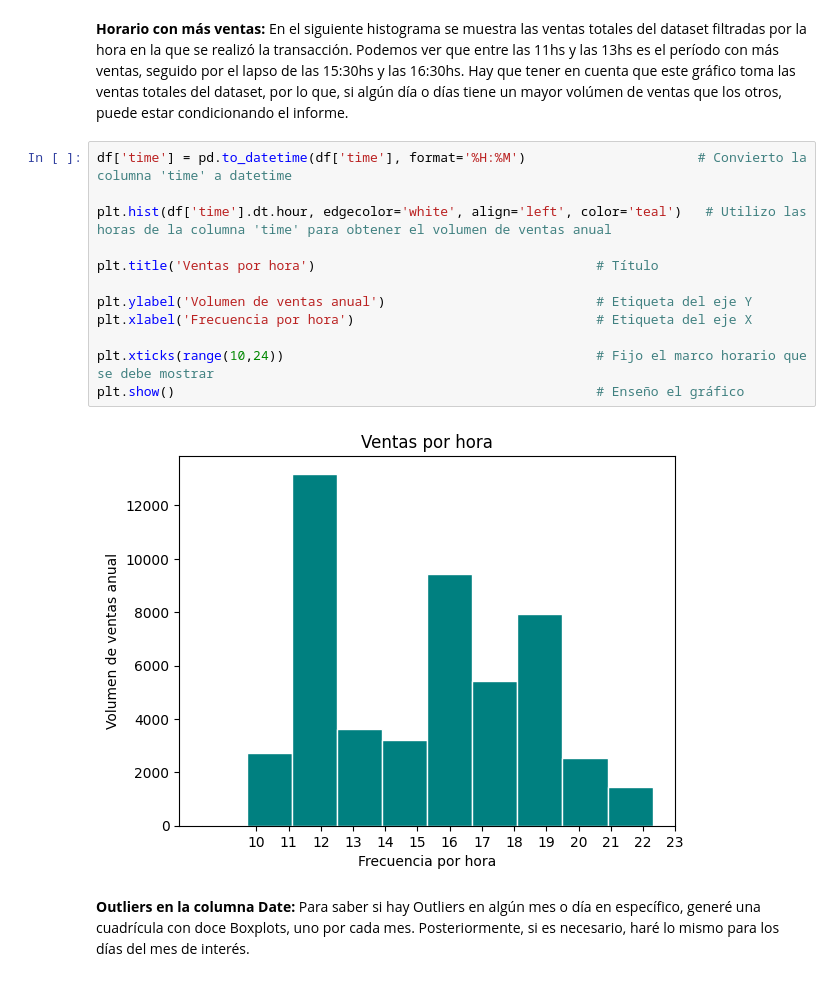
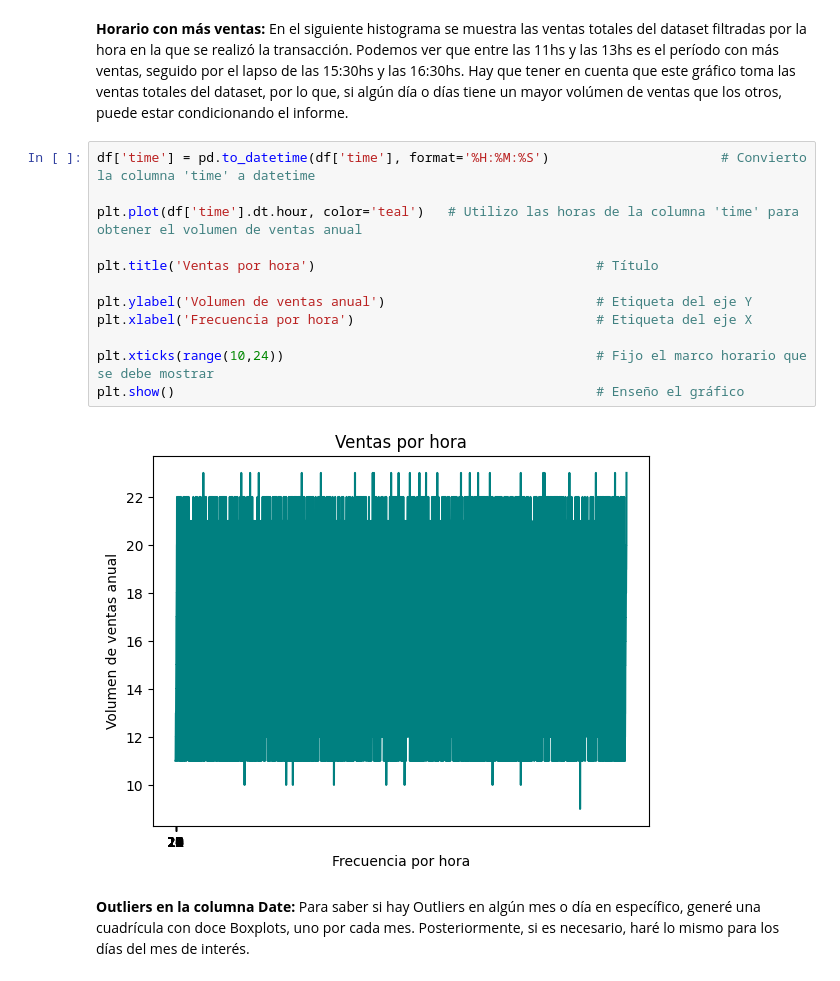
Before and after one commit to DJChincuini/PizzaParty__DataAnalytics-and-IA, a Jupyter notebook: Informe EDA.ipynb, the cells around one changed output. Cells and saved outputs as stored; diff of their text form.

```diff
--- a/Informe EDA.ipynb
+++ b/Informe EDA.ipynb
@@ -65,19 +65,19 @@ duplicados
 **Horario con más ventas:** En el siguiente histograma se muestra las ventas totales del dataset filtradas por la hora en la que se realizó la transacción. Podemos ver que entre las 11hs y las 13hs es el período con más ventas, seguido por el lapso de las 15:30hs y las 16:30hs.
 Hay que tener en cuenta que este gráfico toma las ventas totales del dataset, por lo que, si algún día o días tiene un mayor volúmen de ventas que los otros, puede estar condicionando el informe.
 # %%
-df['time'] = pd.to_datetime(df['time'], format='%H:%M')                      # Convierto la columna 'time' a datetime
+df['time'] = pd.to_datetime(df['time'], format='%H:%M:%S')                      # Convierto la columna 'time' a datetime
 
-plt.hist(df['time'].dt.hour, edgecolor='white', align='left', color='teal')   # Utilizo las horas de la columna 'time' para obtener el volumen de ventas anual
+plt.plot(df['time'].dt.hour, color='teal')   # Utilizo las horas de la columna 'time' para obtener el volumen de ventas anual
 
 plt.title('Ventas por hora')                                    # Título
 
 plt.ylabel('Volumen de ventas anual')                           # Etiqueta del eje Y
 plt.xlabel('Frecuencia por hora')                               # Etiqueta del eje X
 
 plt.xticks(range(10,24))                                        # Fijo el marco horario que se debe mostrar
 plt.show()                                                      # Enseño el gráfico
 # %% [output]
-[figure, old version]
+[figure, new version]
 # %% [markdown]
 **Outliers en la columna Date:** Para saber si hay Outliers en algún mes o día en específico, generé una cuadrícula con doce Boxplots, uno por cada mes. Posteriormente, si es necesario, haré lo mismo para los días del mes de interés.
 # %%
```
